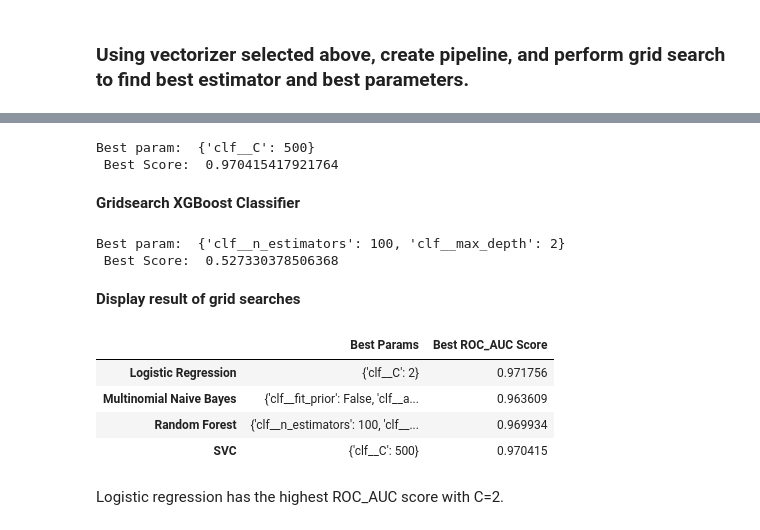
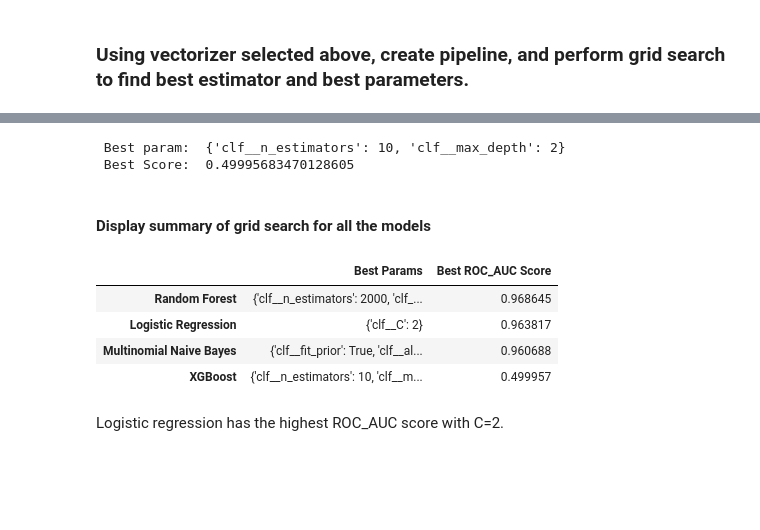
Before and after one commit to Preeti24/Youtube-comments, a Jupyter notebook: Machine Learning-Pipeline.ipynb, the cells around one changed output, grey strips where cells are left out. Drawn from its saved outputs; the diff is of its cells as text; code cells hidden in the pictures; blank space fills up the shorter version.

```diff
--- a/Machine Learning-Pipeline.ipynb
+++ b/Machine Learning-Pipeline.ipynb
@@ -165,0 +171,3 @@ gs_CompareVectorizer.best_score_
+# %%
+bestVectorizer=gs_CompareVectorizer.best_estimator_['vectorizer']
+bestVectorizer
@@ -259,0 +214,8 @@ Best param:  {'clf__n_estimators': 100, 'clf__max_depth': 50}
+# %%
+classifier=RandomForestClassifier()
+param_grid={'clf__n_estimators':(10,50,100,500,1000,1500,2000),
+            'clf__max_depth':(2,5,10,50,100)}
+
+
+rf_gridSearch=gs.gridSearchEstimator(X_train, y_train,n_splits=5, vectorizer=bestVectorizer,
+              clf=classifier, param_grid=param_grid);
@@ -262,54 +227,32 @@ Best param:  {'clf__n_estimators': 100, 'clf__max_depth': 50}
-# %%
-pipe_SVC = Pipeline([
-                    ('vectorizer',gs_CompareVectorizer.best_estimator_['vectorizer']),
-                    ('clf', SVC())
-                    ])
-
-param_SVC ={'clf__C':(0.1,0.5,1,2,20,50,100,500)}
-
-gs_SVC = RandomizedSearchCV(pipe_SVC,param_SVC,n_jobs=-1, cv=cv, verbose=0,return_train_score=True,scoring='roc_auc')
-
-gs_SVC.fit(X_train['CleanWordList'],y_train);
-
-print('Best param: ',gs_SVC.best_params_,'\n','Best Score: ',gs_SVC.best_score_)
-# %% [output]
-Best param:  {'clf__C': 500}
- Best Score:  0.970415417921764
-# %% [markdown]
-**Gridsearch XGBoost Classifier**
-# %%
-pipe_XGB = Pipeline([
-                    ('vectorizer',gs_CompareVectorizer.best_estimator_['vectorizer']),
-                    ('clf', XGBClassifier())
-                    ])
-
-param_XGB ={'clf__n_estimators':(10,50,100,500,1000),
-            'clf__max_depth':(2,5,10,50,100,500,1000)}
-
-gs_XGB = RandomizedSearchCV(pipe_XGB,param_XGB,n_jobs=-1, cv=cv, verbose=0,return_train_score=True,scoring='roc_auc')
-
-gs_XGB.fit(X_train['CleanWordList'],y_train);
-
-print('Best param: ',gs_XGB.best_params_,'\n','Best Score: ',gs_XGB.best_score_)
-# %% [output]
-Best param:  {'clf__n_estimators': 100, 'clf__max_depth': 2}
- Best Score:  0.527330378506368
+# %%
+classifier=XGBClassifier()
+# param_grid={'clf__n_estimators':(10,50,100,500,1000),
+#             'clf__max_depth':(2,5,10,50,100,500,1000)}
+
+param_grid={'clf__n_estimators':(10,20),
+            'clf__max_depth':(2,5)}
+
+xgb_gridSearch=gs.gridSearchEstimator(X_train, y_train,n_splits=2, vectorizer=bestVectorizer,
+              clf=classifier, param_grid=param_grid);
+# %% [output]
+ Best param:  {'clf__n_estimators': 10, 'clf__max_depth': 2}
+ Best Score:  0.49995683470128605
 # %% [markdown]
-**Display result of grid searches**
+#### Display summary of grid search for all the models
 # %%
-compareEstimator_df=pd.DataFrame(data={'Logistic Regression':[gs_LR.best_params_,gs_LR.best_score_],
- 'Multinomial Naive Bayes':[gs_MNB.best_params_,gs_MNB.best_score_],
- 'Random Forest':[gs_RFC.best_params_,gs_RFC.best_score_],
- 'SVC':[gs_SVC.best_params_,gs_SVC.best_score_]},index=['Best Params','Best ROC_AUC Score']).transpose()
+compareEstimator_df=pd.DataFrame(data={'Logistic Regression':[lr_gridSearch[0],lr_gridSearch[1]],
+ 'Multinomial Naive Bayes':[mn_gridSearch[0],mn_gridSearch[1]],
+ 'Random Forest':[rf_gridSearch[0],rf_gridSearch[1]],
+ 'XGBoost':[xgb_gridSearch[0],xgb_gridSearch[1]]},index=['Best Params','Best ROC_AUC Score']).transpose()
 
-compareEstimator_df.sort_values(by='Best ROC_AUC Score',ascending=False)
+compareEstimator_df.sort_values(by='Best ROC_AUC Score',ascending=False,inplace=True)
 
 compareEstimator_df.style.highlight_max(axis=0,subset=['Best ROC_AUC Score'])
 # %% [output]
 |  | Best Params | Best ROC_AUC Score |
-| Logistic Regression | {'clf__C': 2} | 0.971756 |
-| Multinomial Naive Bayes | {'clf__fit_prior': False, 'clf__a... | 0.963609 |
-| Random Forest | {'clf__n_estimators': 100, 'clf__... | 0.969934 |
-| SVC | {'clf__C': 500} | 0.970415 |
+| Random Forest | {'clf__n_estimators': 2000, 'clf_... | 0.968645 |
+| Logistic Regression | {'clf__C': 2} | 0.963817 |
+| Multinomial Naive Bayes | {'clf__fit_prior': True, 'clf__al... | 0.960688 |
+| XGBoost | {'clf__n_estimators': 10, 'clf__m... | 0.499957 |
 # %% [markdown]
 Logistic regression has the highest ROC_AUC score with C=2.
```
Also changed, not shown: parts of 68 cells of this notebook.
